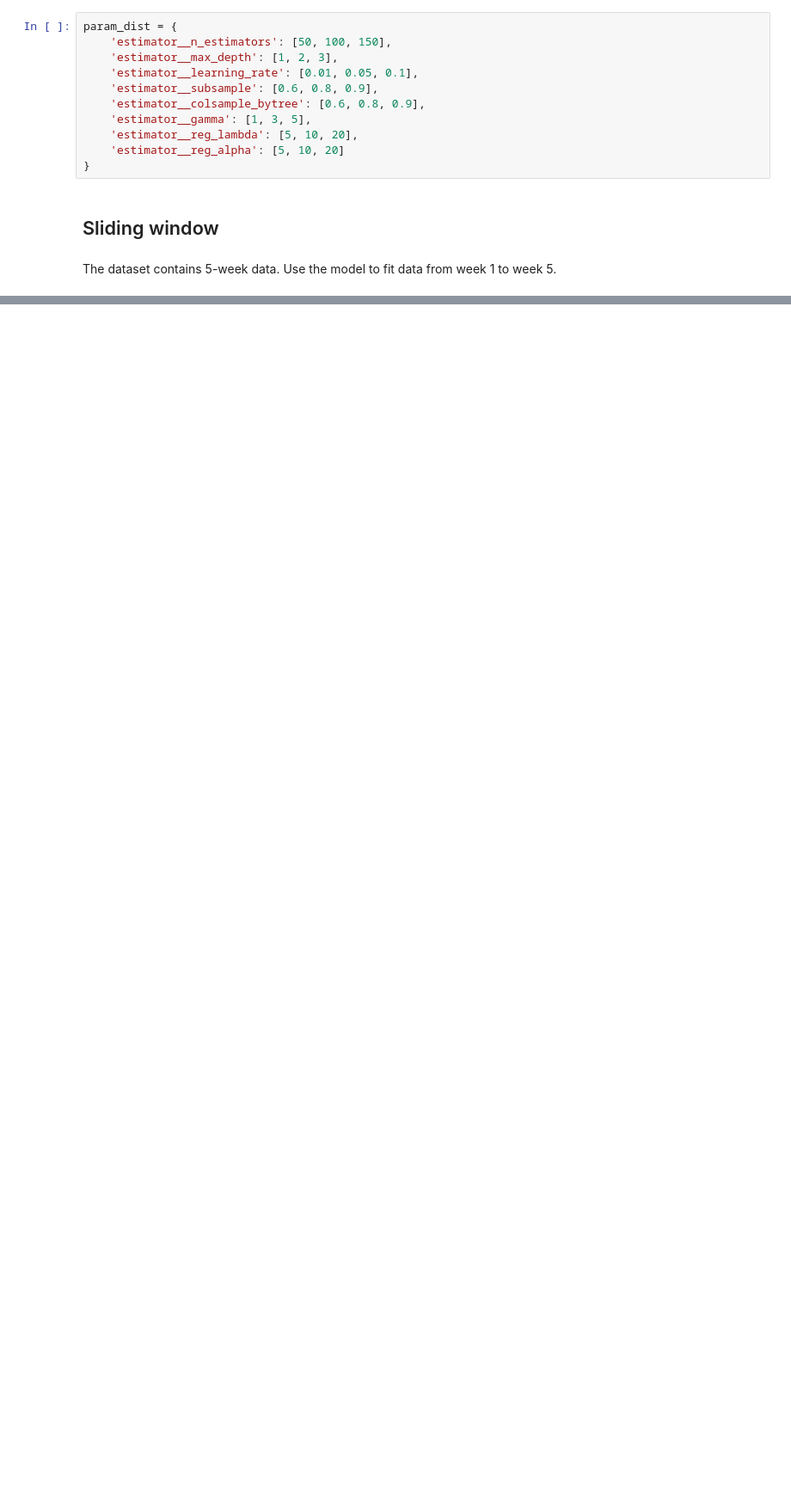
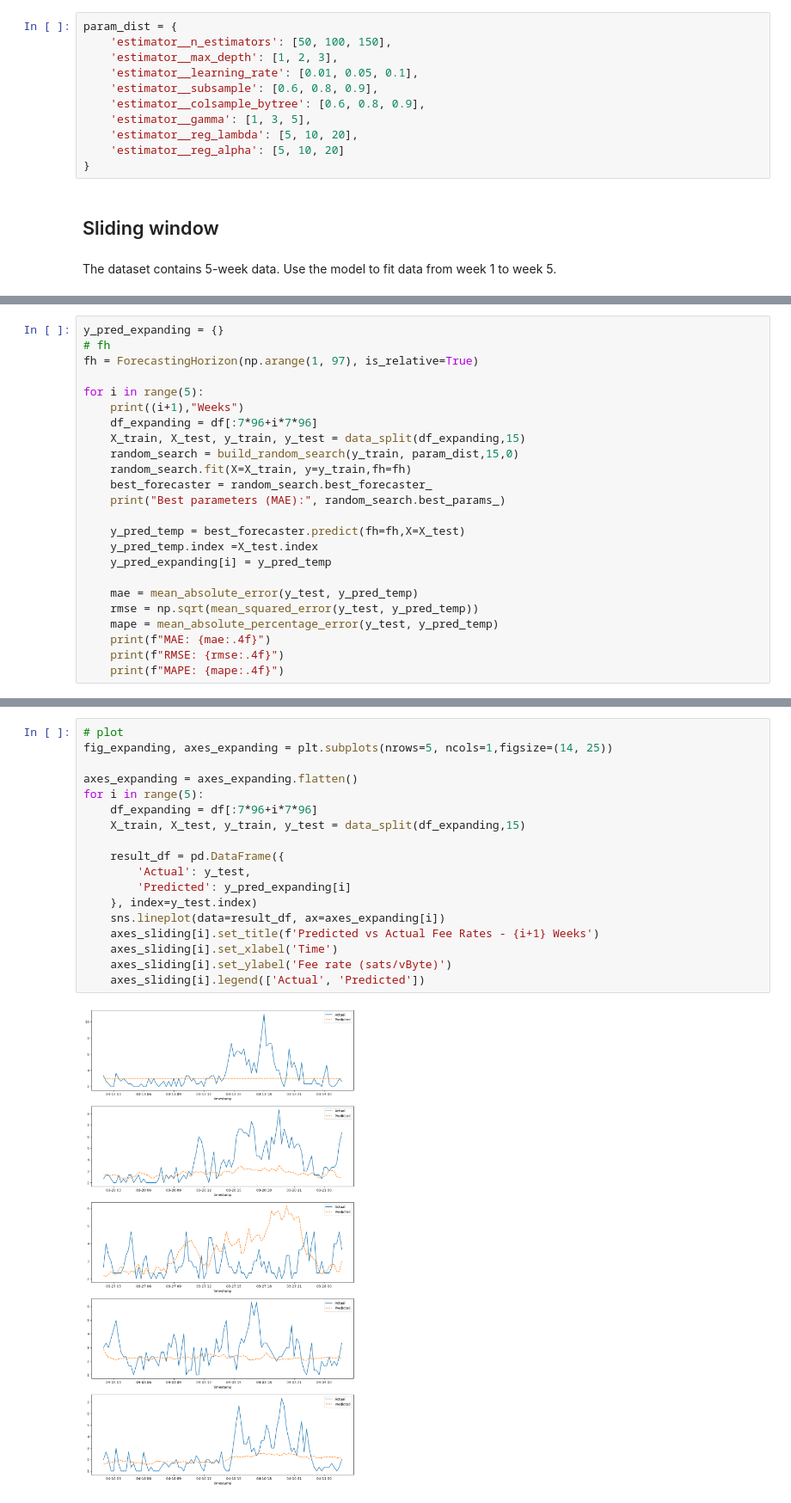
Before and after one commit to UBC-MDS/Capstone_SatCast_Trilemma, a Jupyter notebook: analysis/baseline_xgboost-week3.ipynb, the cells around one changed output, grey strips where cells are left out. Shown: that part at 86% size. Drawn from its saved outputs; the diff is of its cells as text; blank space fills up the shorter version.

```diff
--- a/analysis/baseline_xgboost-week3.ipynb
+++ b/analysis/baseline_xgboost-week3.ipynb
@@ -204,0 +154,24 @@ plt.show()
+# %%
+y_pred_expanding = {}
+# fh
+fh = ForecastingHorizon(np.arange(1, 97), is_relative=True)
+
+for i in range(5):
+    print((i+1),"Weeks")
+    df_expanding = df[:7*96+i*7*96]
+    X_train, X_test, y_train, y_test = data_split(df_expanding,15)
+    random_search = build_random_search(y_train, param_dist,15,0)
+    random_search.fit(X=X_train, y=y_train,fh=fh)
+    best_forecaster = random_search.best_forecaster_
+    print("Best parameters (MAE):", random_search.best_params_)
+
+    y_pred_temp = best_forecaster.predict(fh=fh,X=X_test)
+    y_pred_temp.index =X_test.index
+    y_pred_expanding[i] = y_pred_temp
+
+    mae = mean_absolute_error(y_test, y_pred_temp)
+    rmse = np.sqrt(mean_squared_error(y_test, y_pred_temp))
+    mape = mean_absolute_percentage_error(y_test, y_pred_temp)
+    print(f"MAE: {mae:.4f}")
+    print(f"RMSE: {rmse:.4f}")
+    print(f"MAPE: {mape:.4f}")
@@ -204,0 +196,20 @@ plt.show()
+# %%
+# plot
+fig_expanding, axes_expanding = plt.subplots(nrows=5, ncols=1,figsize=(14, 25))
+
+axes_expanding = axes_expanding.flatten()
+for i in range(5):
+    df_expanding = df[:7*96+i*7*96]
+    X_train, X_test, y_train, y_test = data_split(df_expanding,15)
+
+    result_df = pd.DataFrame({
+        'Actual': y_test,
+        'Predicted': y_pred_expanding[i]
+    }, index=y_test.index)
+    sns.lineplot(data=result_df, ax=axes_expanding[i])
+    axes_sliding[i].set_title(f'Predicted vs Actual Fee Rates - {i+1} Weeks')
+    axes_sliding[i].set_xlabel('Time')
+    axes_sliding[i].set_ylabel('Fee rate (sats/vByte)')
+    axes_sliding[i].legend(['Actual', 'Predicted'])
+# %% [output]
+[figure, added]
```
Also changed, not shown: parts of 13 cells of this notebook.
